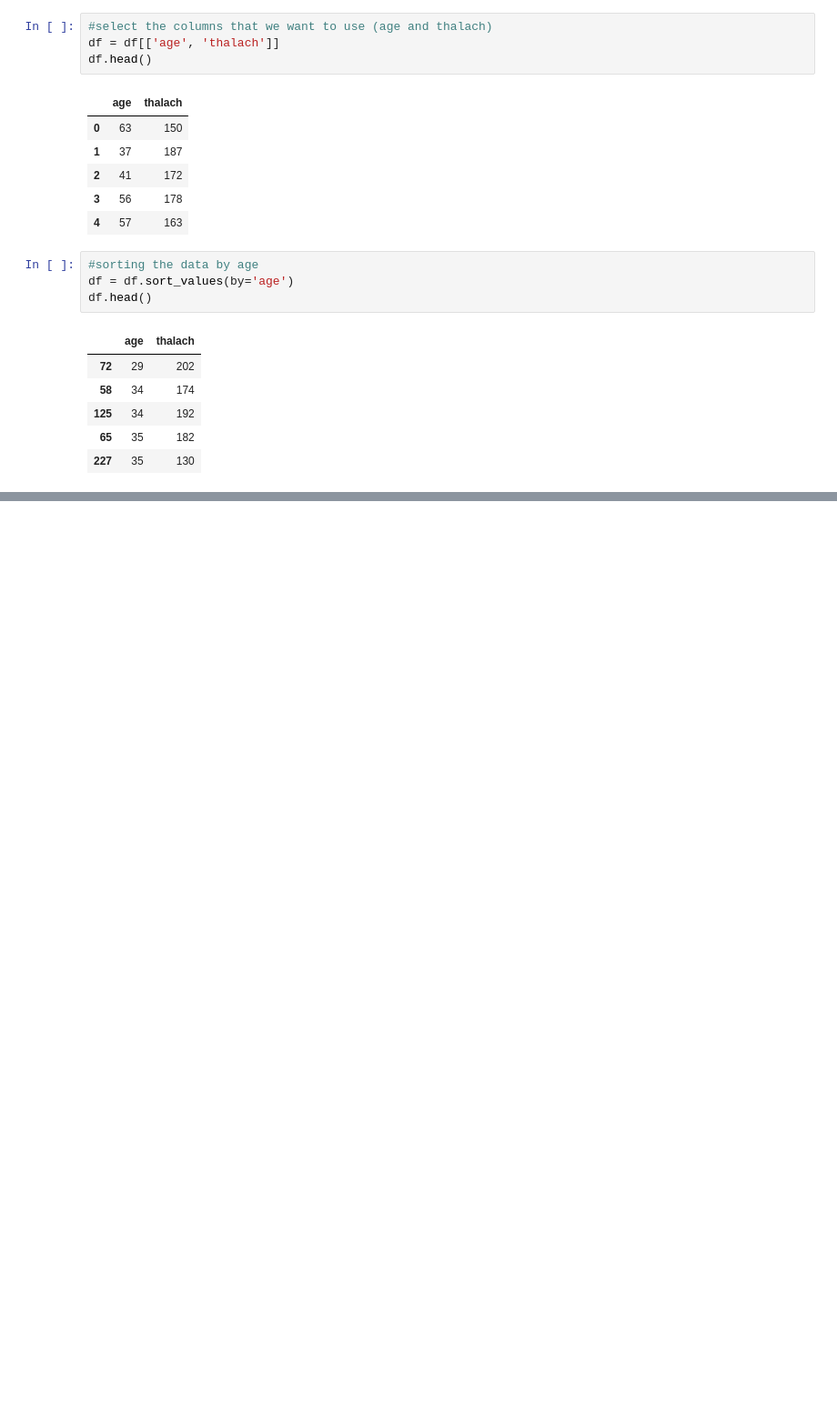
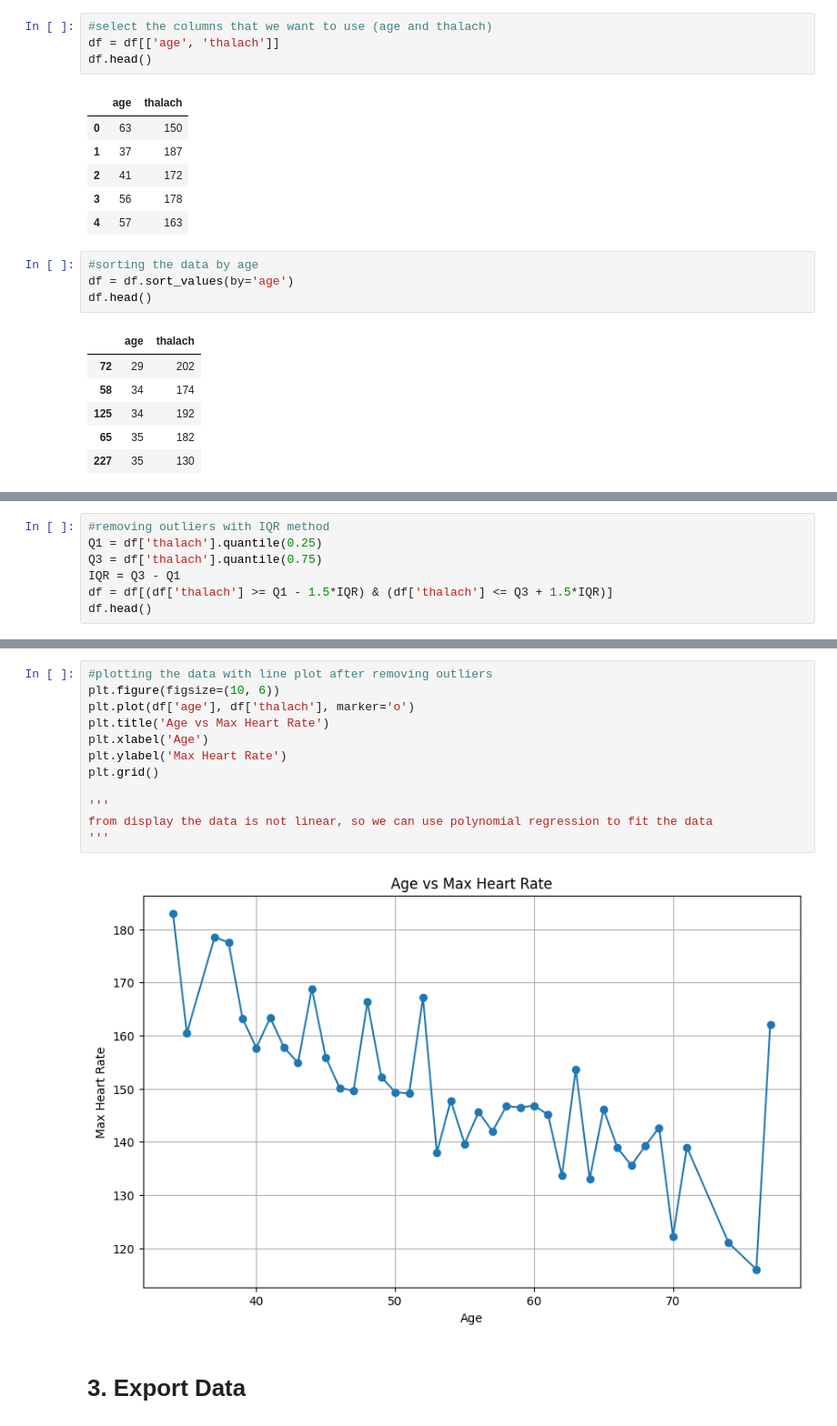
Before and after one commit to Alvi399/Optimization-Single-Variabel, a Jupyter notebook: slicing_and_intepretation.ipynb, the cells around one changed output, grey strips where cells are left out. Shown at 91% size. Cells and saved outputs as stored; diff of their text form; blank space fills up the shorter version.

```diff
--- a/slicing_and_intepretation.ipynb
+++ b/slicing_and_intepretation.ipynb
@@ -76,0 +81,7 @@ plt.show()
+# %%
+#removing outliers with IQR method
+Q1 = df['thalach'].quantile(0.25)
+Q3 = df['thalach'].quantile(0.75)
+IQR = Q3 - Q1
+df = df[(df['thalach'] >= Q1 - 1.5*IQR) & (df['thalach'] <= Q3 + 1.5*IQR)]
+df.head()
@@ -76,0 +95,16 @@ plt.show()
+# %%
+#plotting the data with line plot after removing outliers
+plt.figure(figsize=(10, 6))
+plt.plot(df['age'], df['thalach'], marker='o')
+plt.title('Age vs Max Heart Rate')
+plt.xlabel('Age')
+plt.ylabel('Max Heart Rate')
+plt.grid()
+
+'''
+from display the data is not linear, so we can use polynomial regression to fit the data
+'''
+# %% [output]
+[figure, added]
+# %% [markdown]
+# 3. Export Data
```
Also changed, not shown: parts of 10 cells of this notebook, 3 other files.
